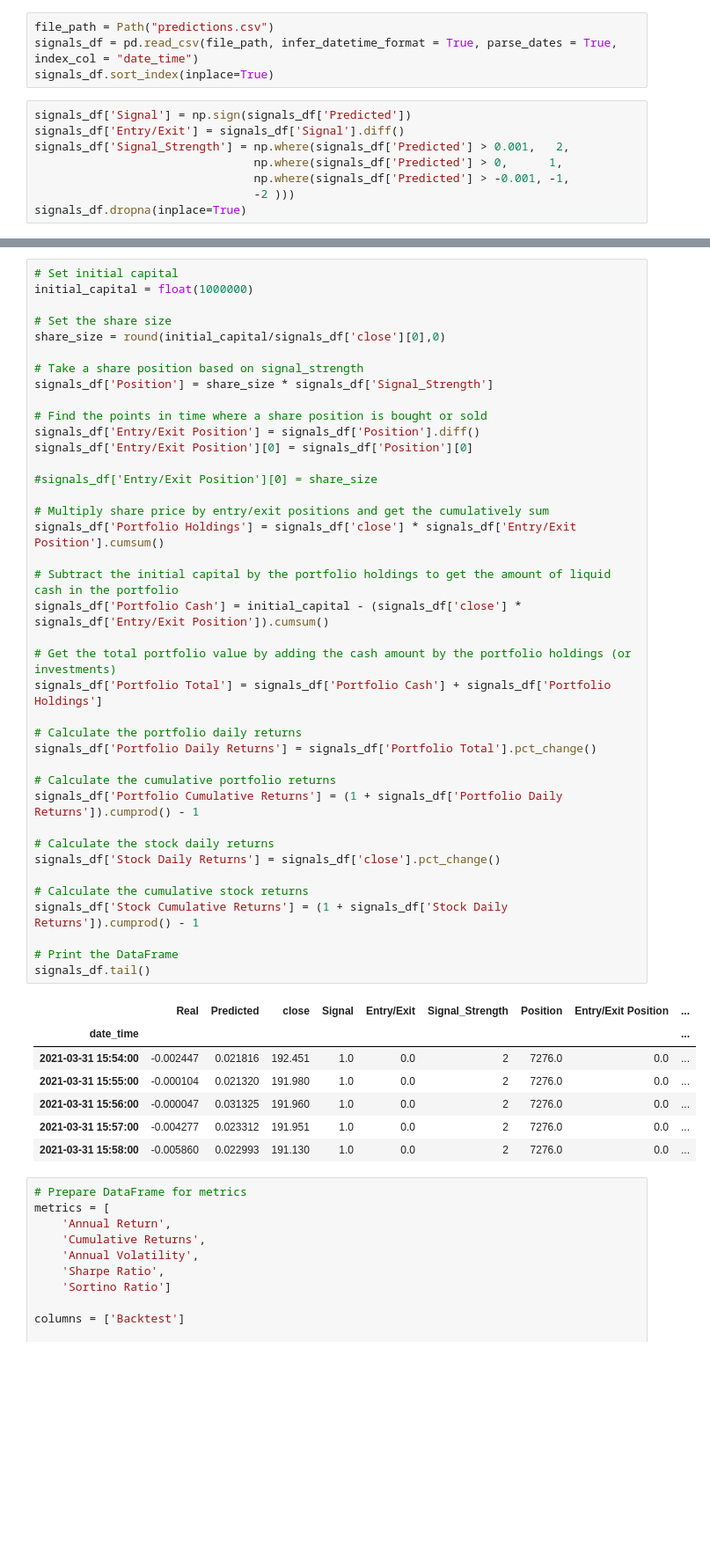
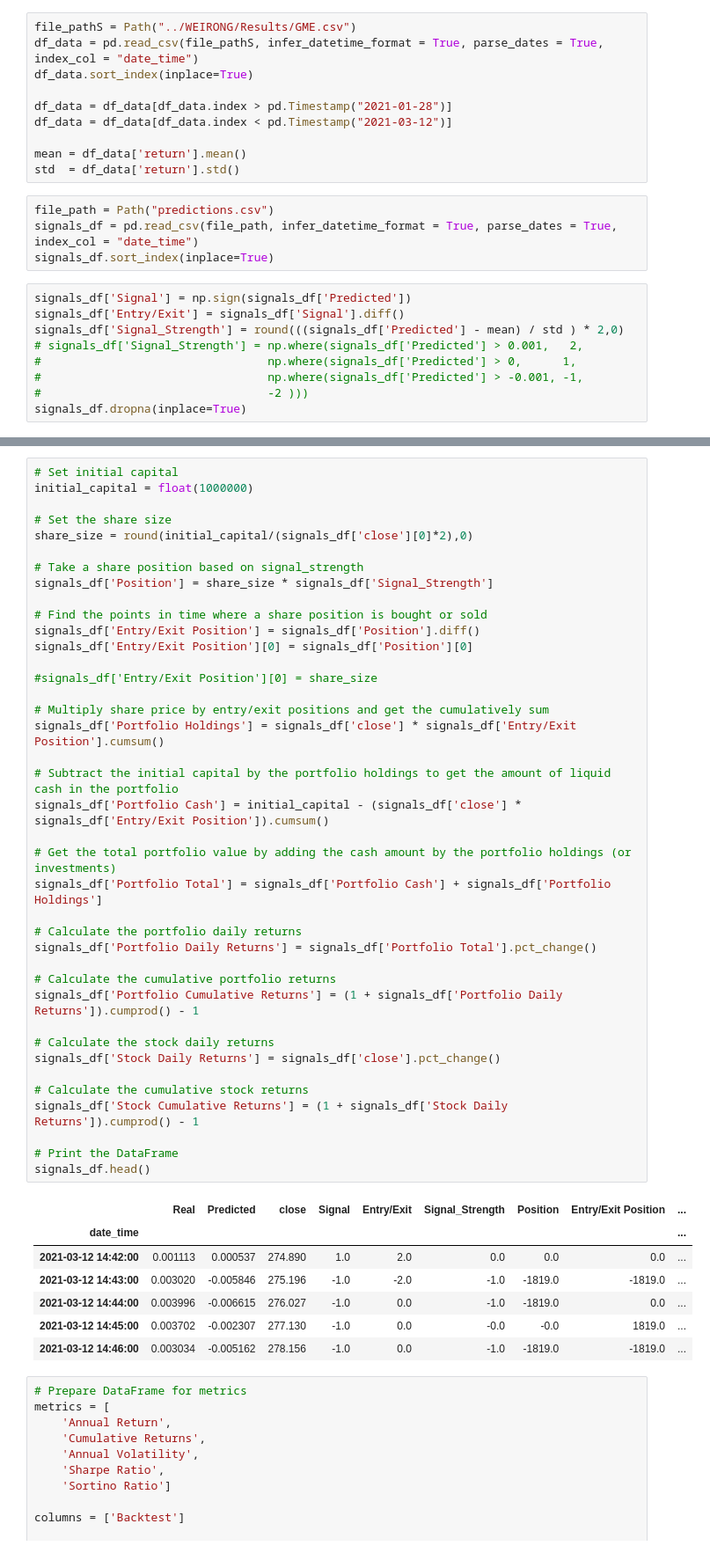
Before and after one commit to vweinblatt123/CF-Project2, a Jupyter notebook: Victor/trading_strategy.ipynb, the cells around one changed output, grey strips where cells are left out. Shown at 88% size. Drawn from its saved outputs; the diff is of its cells as text; blank space fills up the shorter version.

```diff
--- a/Victor/trading_strategy.ipynb
+++ b/Victor/trading_strategy.ipynb
@@ -9,6 +9,16 @@ warnings.filterwarnings('ignore')
 # %% [output]
 [interactive output not drawn]
 [interactive output not drawn]
+# %%
+file_pathS = Path("../WEIRONG/Results/GME.csv")
+df_data = pd.read_csv(file_pathS, infer_datetime_format = True, parse_dates = True, index_col = "date_time")
+df_data.sort_index(inplace=True)
+
+df_data = df_data[df_data.index > pd.Timestamp("2021-01-28")]
+df_data = df_data[df_data.index < pd.Timestamp("2021-03-12")]
+
+mean = df_data['return'].mean()
+std  = df_data['return'].std()
 # %%
 file_path = Path("predictions.csv")
 signals_df = pd.read_csv(file_path, infer_datetime_format = True, parse_dates = True, index_col = "date_time")
@@ -16,9 +26,10 @@ signals_df.sort_index(inplace=True)
 # %%
 signals_df['Signal'] = np.sign(signals_df['Predicted'])
 signals_df['Entry/Exit'] = signals_df['Signal'].diff()
-signals_df['Signal_Strength'] = np.where(signals_df['Predicted'] > 0.001,   2,
-                                np.where(signals_df['Predicted'] > 0,      1,
-                                np.where(signals_df['Predicted'] > -0.001, -1,
-                                -2 )))
+signals_df['Signal_Strength'] = round(((signals_df['Predicted'] - mean) / std ) * 2,0)
+# signals_df['Signal_Strength'] = np.where(signals_df['Predicted'] > 0.001,   2,
+#                                 np.where(signals_df['Predicted'] > 0,      1,
+#                                 np.where(signals_df['Predicted'] > -0.001, -1,
+#                                 -2 )))
 signals_df.dropna(inplace=True)
 # %%
@@ -32,7 +43,7 @@ signals_df.dropna(inplace=True)
 initial_capital = float(1000000)
 
 # Set the share size
-share_size = round(initial_capital/signals_df['close'][0],0)
+share_size = round(initial_capital/(signals_df['close'][0]*2),0)
 
 # Take a share position based on signal_strength
 signals_df['Position'] = share_size * signals_df['Signal_Strength']
@@ -41,39 +52,39 @@ signals_df['Position'] = share_size * signals_df['Signal_Strength']
 signals_df['Entry/Exit Position'] = signals_df['Position'].diff()
 signals_df['Entry/Exit Position'][0] = signals_df['Position'][0]
 
 #signals_df['Entry/Exit Position'][0] = share_size
 
 # Multiply share price by entry/exit positions and get the cumulatively sum
 signals_df['Portfolio Holdings'] = signals_df['close'] * signals_df['Entry/Exit Position'].cumsum()
 
 # Subtract the initial capital by the portfolio holdings to get the amount of liquid cash in the portfolio
 signals_df['Portfolio Cash'] = initial_capital - (signals_df['close'] * signals_df['Entry/Exit Position']).cumsum()
 
 # Get the total portfolio value by adding the cash amount by the portfolio holdings (or investments)
 signals_df['Portfolio Total'] = signals_df['Portfolio Cash'] + signals_df['Portfolio Holdings']
 
 # Calculate the portfolio daily returns
 signals_df['Portfolio Daily Returns'] = signals_df['Portfolio Total'].pct_change()
 
 # Calculate the cumulative portfolio returns
 signals_df['Portfolio Cumulative Returns'] = (1 + signals_df['Portfolio Daily Returns']).cumprod() - 1
 
 # Calculate the stock daily returns
 signals_df['Stock Daily Returns'] = signals_df['close'].pct_change()
 
 # Calculate the cumulative stock returns
 signals_df['Stock Cumulative Returns'] = (1 + signals_df['Stock Daily Returns']).cumprod() - 1
 
 # Print the DataFrame
-signals_df.tail()
+signals_df.head()
 # %% [output]
 |  | Real | Predicted | close | Signal | Entry/Exit | Signal_Strength | Position | Entry/Exit Position | ... |
 | date_time |  |  |  |  |  |  |  |  | ... |
-| 2021-03-31 15:54:00 | -0.002447 | 0.021816 | 192.451 | 1.0 | 0.0 | 2 | 7276.0 | 0.0 | ... |
-| 2021-03-31 15:55:00 | -0.000104 | 0.021320 | 191.980 | 1.0 | 0.0 | 2 | 7276.0 | 0.0 | ... |
-| 2021-03-31 15:56:00 | -0.000047 | 0.031325 | 191.960 | 1.0 | 0.0 | 2 | 7276.0 | 0.0 | ... |
-| 2021-03-31 15:57:00 | -0.004277 | 0.023312 | 191.951 | 1.0 | 0.0 | 2 | 7276.0 | 0.0 | ... |
-| 2021-03-31 15:58:00 | -0.005860 | 0.022993 | 191.130 | 1.0 | 0.0 | 2 | 7276.0 | 0.0 | ... |
+| 2021-03-12 14:42:00 | 0.001113 | 0.000537 | 274.890 | 1.0 | 2.0 | 0.0 | 0.0 | 0.0 | ... |
+| 2021-03-12 14:43:00 | 0.003020 | -0.005846 | 275.196 | -1.0 | -2.0 | -1.0 | -1819.0 | -1819.0 | ... |
+| 2021-03-12 14:44:00 | 0.003996 | -0.006615 | 276.027 | -1.0 | 0.0 | -1.0 | -1819.0 | 0.0 | ... |
+| 2021-03-12 14:45:00 | 0.003702 | -0.002307 | 277.130 | -1.0 | 0.0 | -0.0 | -0.0 | 1819.0 | ... |
+| 2021-03-12 14:46:00 | 0.003034 | -0.005162 | 278.156 | -1.0 | 0.0 | -1.0 | -1819.0 | -1819.0 | ... |
 # %%
 # Prepare DataFrame for metrics
 metrics = [
```
Also changed, not shown: parts of 5 cells of this notebook, 3 other files.
